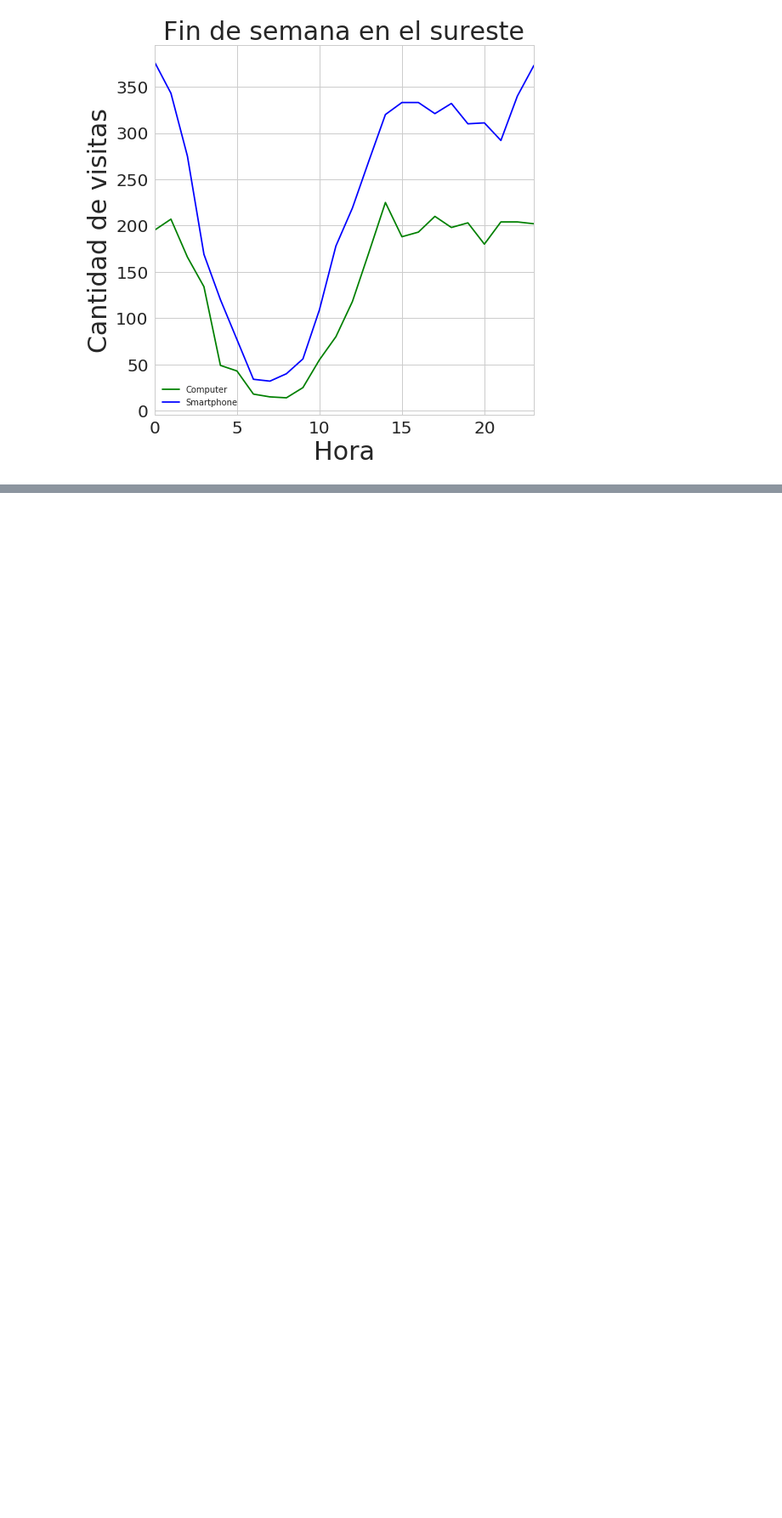
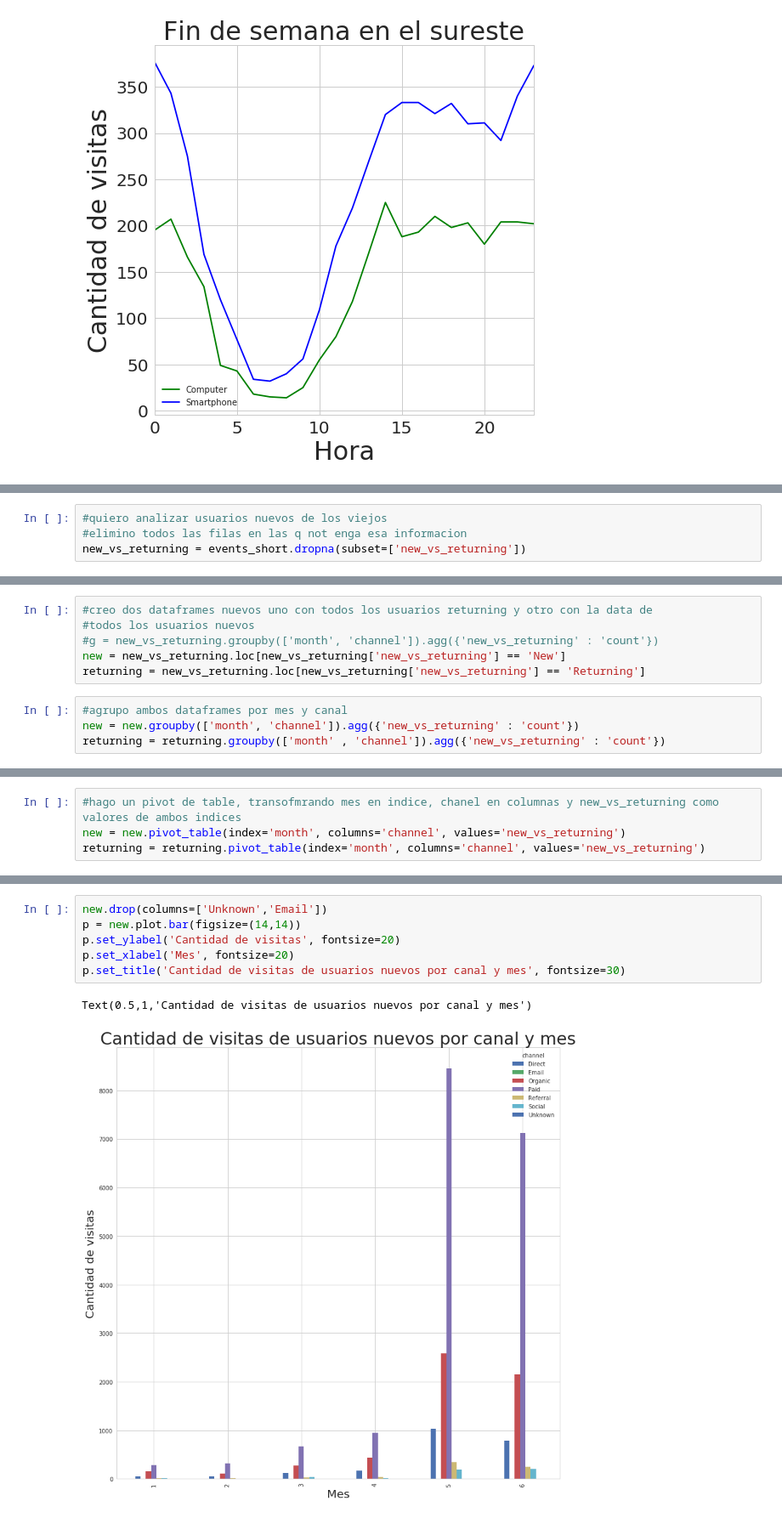
Before and after one commit to gabyrobles93/7506-TP1-Trocafone, a Jupyter notebook: TP1_Trocafone.ipynb, the cells around one changed output, grey strips where cells are left out. Shown at 85% size. Saved outputs shown, nothing was run; the diff lists cells and outputs as text; blank space fills up the shorter version.

```diff
--- a/TP1_Trocafone.ipynb
+++ b/TP1_Trocafone.ipynb
@@ -932,0 +960,4 @@ Text(0.5,1,'Fin de semana en el sureste')
+# %%
+#quiero analizar usuarios nuevos de los viejos
+#elimino todos las filas en las q not enga esa informacion
+new_vs_returning = events_short.dropna(subset=['new_vs_returning'])
@@ -932,0 +981,10 @@ Text(0.5,1,'Fin de semana en el sureste')
+# %%
+#creo dos dataframes nuevos uno con todos los usuarios returning y otro con la data de
+#todos los usuarios nuevos
+#g = new_vs_returning.groupby(['month', 'channel']).agg({'new_vs_returning' : 'count'})
+new = new_vs_returning.loc[new_vs_returning['new_vs_returning'] == 'New']
+returning = new_vs_returning.loc[new_vs_returning['new_vs_returning'] == 'Returning']
+# %%
+#agrupo ambos dataframes por mes y canal
+new = new.groupby(['month', 'channel']).agg({'new_vs_returning' : 'count'})
+returning = returning.groupby(['month' , 'channel']).agg({'new_vs_returning' : 'count'})
@@ -932,0 +1016,4 @@ Text(0.5,1,'Fin de semana en el sureste')
+# %%
+#hago un pivot de table, transofmrando mes en indice, chanel en columnas y new_vs_returning como valores de ambos indices
+new = new.pivot_table(index='month', columns='channel', values='new_vs_returning')
+returning = returning.pivot_table(index='month', columns='channel', values='new_vs_returning')
@@ -932,0 +1022,9 @@ Text(0.5,1,'Fin de semana en el sureste')
+# %%
+new.drop(columns=['Unknown','Email'])
+p = new.plot.bar(figsize=(14,14))
+p.set_ylabel('Cantidad de visitas', fontsize=20)
+p.set_xlabel('Mes', fontsize=20)
+p.set_title('Cantidad de visitas de usuarios nuevos por canal y mes', fontsize=30)
+# %% [output]
+Text(0.5,1,'Cantidad de visitas de usuarios nuevos por canal y mes')
+[figure, added]
```
Also changed, not shown: parts of 119 cells of this notebook, 1 other file.
